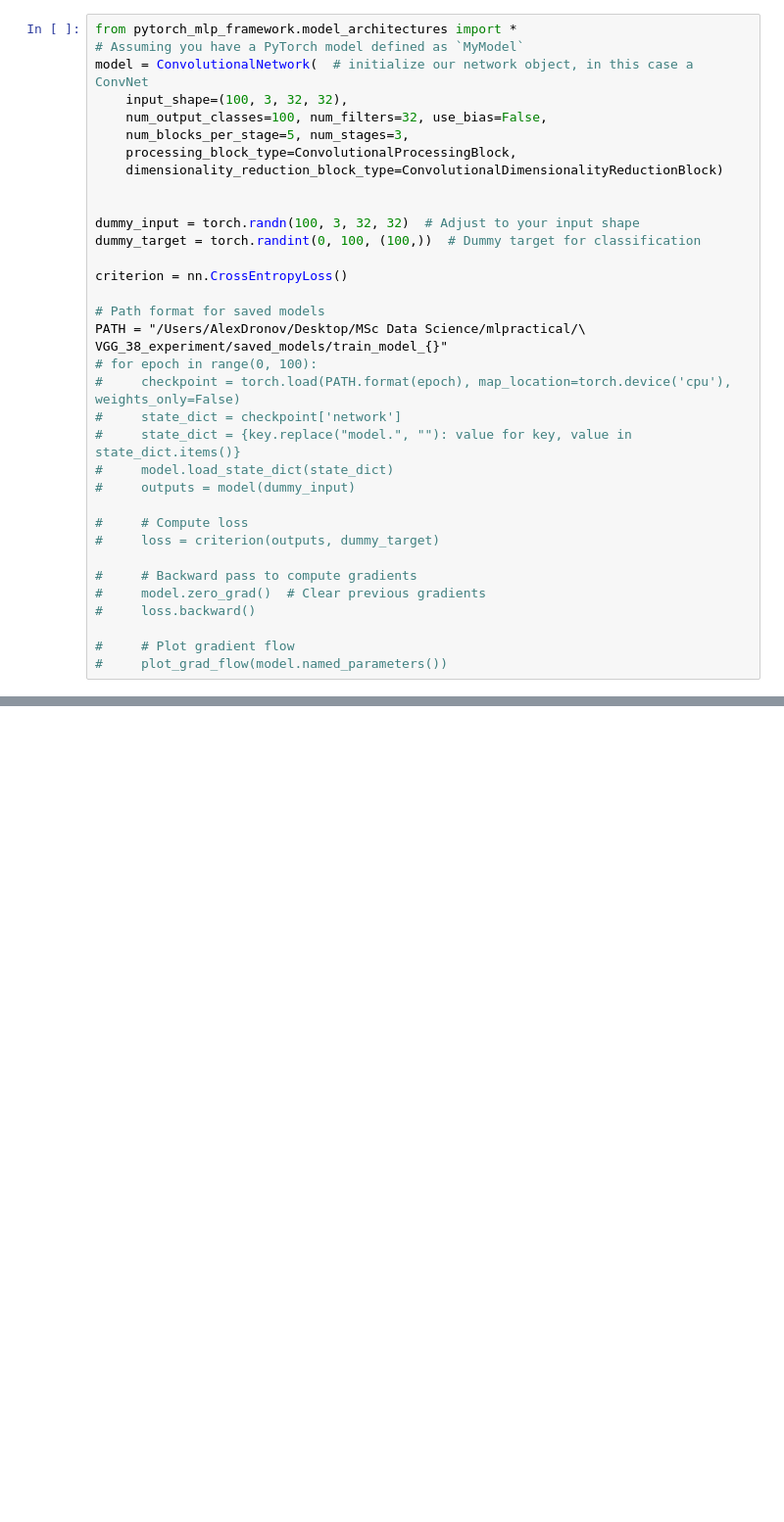
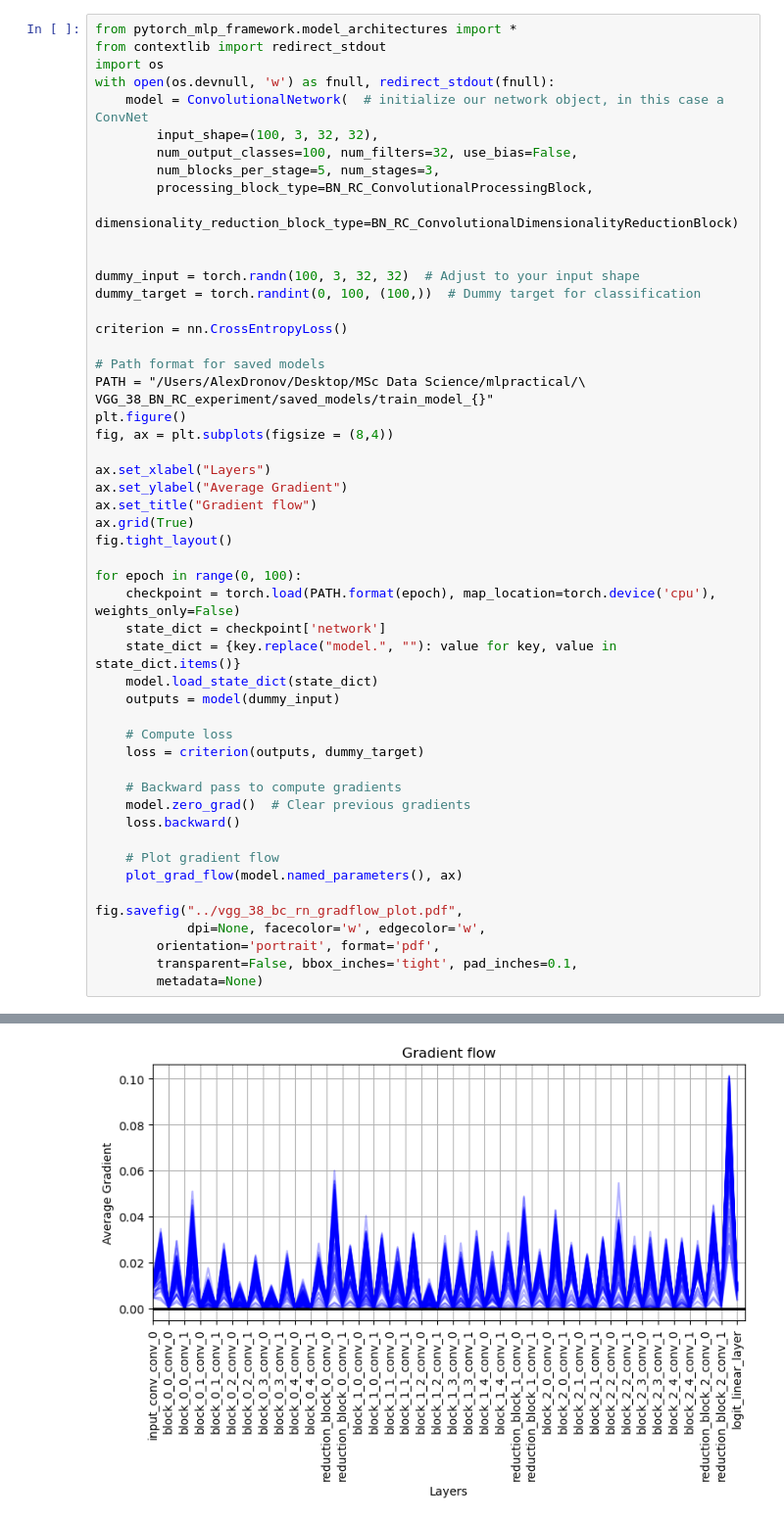
Before and after one commit to AlexeyDronov/mlpractical, a Jupyter notebook: notebooks/visualise_results.ipynb, the cells around one changed output, grey strips where cells are left out. Shown at 98% size. Cells and saved outputs as stored; diff of their text form; blank space fills up the shorter version.

Commit message:
edited the plot

```diff
--- a/notebooks/visualise_results.ipynb
+++ b/notebooks/visualise_results.ipynb
@@ -94,12 +202,14 @@ def plot_grad_flow(named_parameters):
 # %%
 from pytorch_mlp_framework.model_architectures import *
-# Assuming you have a PyTorch model defined as `MyModel`
-model = ConvolutionalNetwork(  # initialize our network object, in this case a ConvNet
-    input_shape=(100, 3, 32, 32),
-    num_output_classes=100, num_filters=32, use_bias=False,
-    num_blocks_per_stage=5, num_stages=3,
-    processing_block_type=ConvolutionalProcessingBlock,
-    dimensionality_reduction_block_type=ConvolutionalDimensionalityReductionBlock)
+from contextlib import redirect_stdout
+import os
+with open(os.devnull, 'w') as fnull, redirect_stdout(fnull):
+    model = ConvolutionalNetwork(  # initialize our network object, in this case a ConvNet
+        input_shape=(100, 3, 32, 32),
+        num_output_classes=100, num_filters=32, use_bias=False,
+        num_blocks_per_stage=5, num_stages=3,
+        processing_block_type=BN_RC_ConvolutionalProcessingBlock,
+        dimensionality_reduction_block_type=BN_RC_ConvolutionalDimensionalityReductionBlock)
 
 
 dummy_input = torch.randn(100, 3, 32, 32)  # Adjust to your input shape
@@ -109,21 +219,36 @@ criterion = nn.CrossEntropyLoss()
 
 # Path format for saved models
 PATH = "/Users/AlexDronov/Desktop/MSc Data Science/mlpractical/\
-VGG_38_experiment/saved_models/train_model_{}"
-# for epoch in range(0, 100):
-#     checkpoint = torch.load(PATH.format(epoch), map_location=torch.device('cpu'), weights_only=False)
-#     state_dict = checkpoint['network']
-#     state_dict = {key.replace("model.", ""): value for key, value in state_dict.items()}
-#     model.load_state_dict(state_dict)
-#     outputs = model(dummy_input)
+VGG_38_BN_RC_experiment/saved_models/train_model_{}"
+plt.figure()
+fig, ax = plt.subplots(figsize = (8,4))
 
-#     # Compute loss
-#     loss = criterion(outputs, dummy_target)
+ax.set_xlabel("Layers")
+ax.set_ylabel("Average Gradient")
+ax.set_title("Gradient flow")
+ax.grid(True)
+fig.tight_layout()
 
-#     # Backward pass to compute gradients
-#     model.zero_grad()  # Clear previous gradients
-#     loss.backward()
+for epoch in range(0, 100):
+    checkpoint = torch.load(PATH.format(epoch), map_location=torch.device('cpu'), weights_only=False)
+    state_dict = checkpoint['network']
+    state_dict = {key.replace("model.", ""): value for key, value in state_dict.items()}
+    model.load_state_dict(state_dict)
+    outputs = model(dummy_input)
 
-#     # Plot gradient flow
-#     plot_grad_flow(model.named_parameters())
+    # Compute loss
+    loss = criterion(outputs, dummy_target)
+
+    # Backward pass to compute gradients
+    model.zero_grad()  # Clear previous gradients
+    loss.backward()
+
+    # Plot gradient flow
+    plot_grad_flow(model.named_parameters(), ax)
+
+fig.savefig("../vgg_38_bc_rn_gradflow_plot.pdf",
+            dpi=None, facecolor='w', edgecolor='w',
+        orientation='portrait', format='pdf',
+        transparent=False, bbox_inches='tight', pad_inches=0.1,
+        metadata=None)
 # %% [output]
@@ -146,0 +256 @@ Block is built, output volume is torch.Size([100, 100])
+[figure, added]
```
Also changed, not shown: parts of 10 cells of this notebook, 7 other files.
